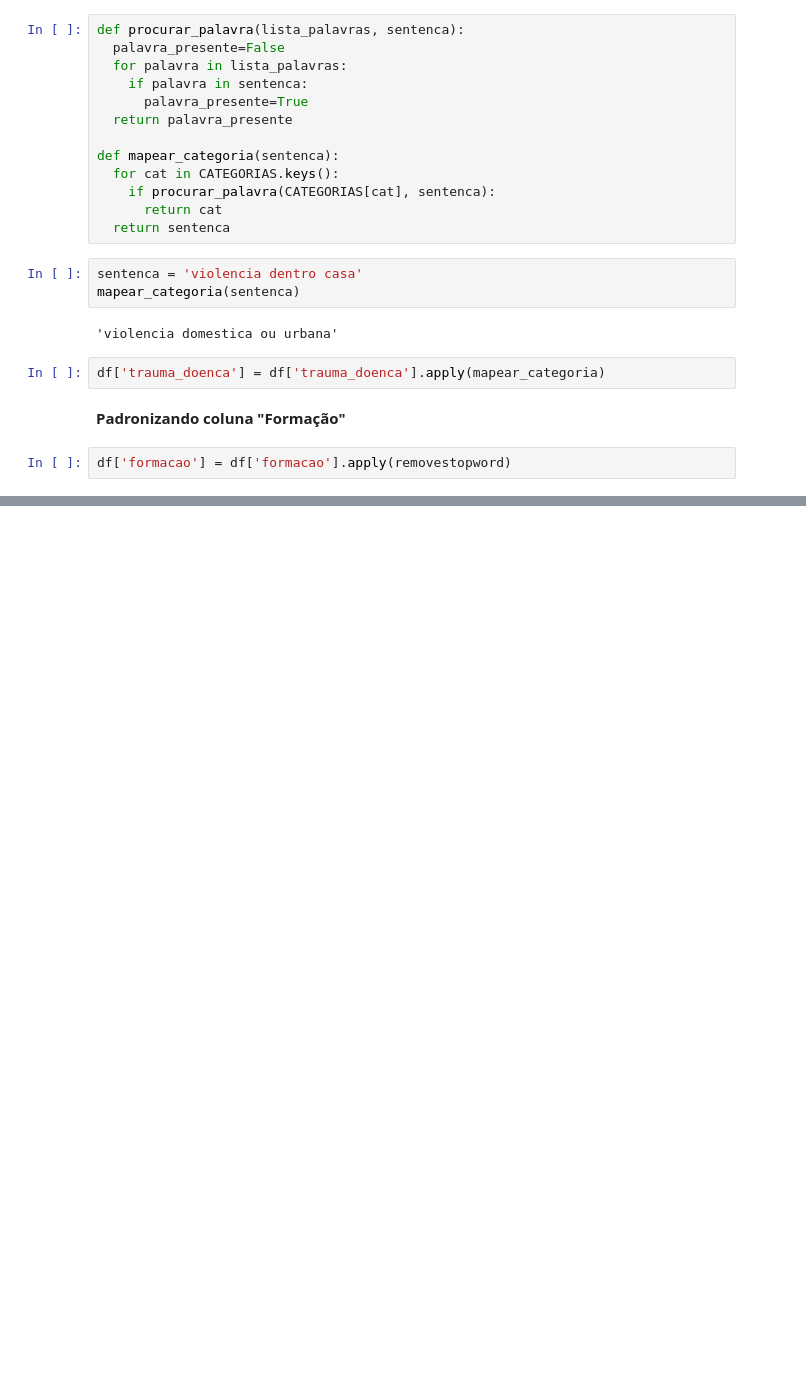
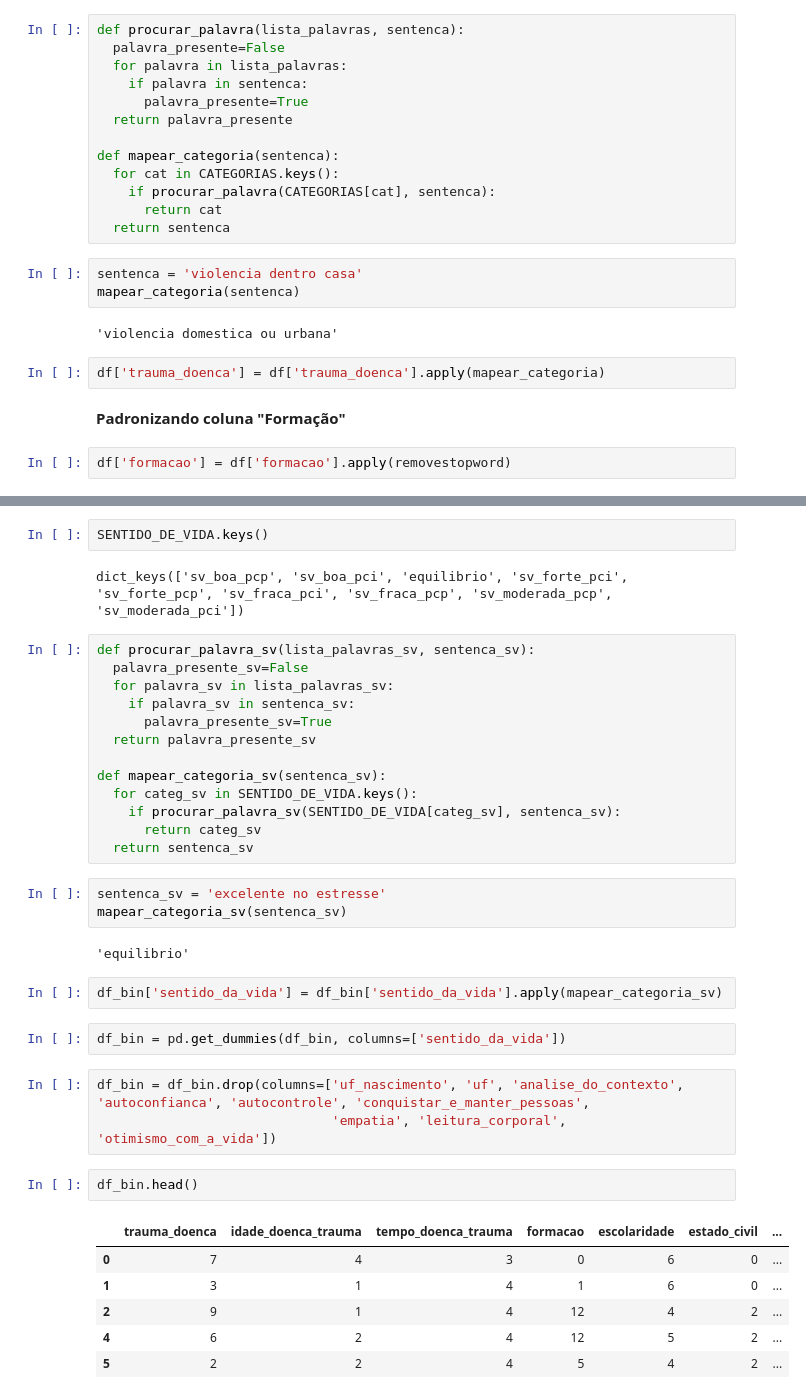
Before and after one commit to paulaassisb/projeto-final-ds-awari, a Jupyter notebook: Projeto_Awari_Paula_Assis.ipynb, the cells around one changed output, grey strips where cells are left out. Drawn from its saved outputs; the diff is of its cells as text; blank space fills up the shorter version.

```diff
--- a/Projeto_Awari_Paula_Assis.ipynb
+++ b/Projeto_Awari_Paula_Assis.ipynb
@@ -237,0 +349,38 @@ df.head()
+# %%
+SENTIDO_DE_VIDA.keys()
+# %% [output]
+dict_keys(['sv_boa_pcp', 'sv_boa_pci', 'equilibrio', 'sv_forte_pci', 'sv_forte_pcp', 'sv_fraca_pci', 'sv_fraca_pcp', 'sv_moderada_pcp', 'sv_moderada_pci'])
+# %%
+def procurar_palavra_sv(lista_palavras_sv, sentenca_sv):
+  palavra_presente_sv=False
+  for palavra_sv in lista_palavras_sv:
+    if palavra_sv in sentenca_sv:
+      palavra_presente_sv=True
+  return palavra_presente_sv
+
+def mapear_categoria_sv(sentenca_sv):
+  for categ_sv in SENTIDO_DE_VIDA.keys():
+    if procurar_palavra_sv(SENTIDO_DE_VIDA[categ_sv], sentenca_sv):
+      return categ_sv
+  return sentenca_sv
+# %%
+sentenca_sv = 'excelente no estresse'
+mapear_categoria_sv(sentenca_sv)
+# %% [output]
+'equilibrio'
+# %%
+df_bin['sentido_da_vida'] = df_bin['sentido_da_vida'].apply(mapear_categoria_sv)
+# %%
+df_bin = pd.get_dummies(df_bin, columns=['sentido_da_vida'])
+# %%
+df_bin = df_bin.drop(columns=['uf_nascimento', 'uf', 'analise_do_contexto', 'autoconfianca', 'autocontrole', 'conquistar_e_manter_pessoas',
+                              'empatia', 'leitura_corporal', 'otimismo_com_a_vida'])
+# %%
+df_bin.head()
+# %% [output]
+|  | trauma_doenca | idade_doenca_trauma | tempo_doenca_trauma | formacao | escolaridade | estado_civil | ... |
+| 0 | 7 | 4 | 3 | 0 | 6 | 0 | ... |
+| 1 | 3 | 1 | 4 | 1 | 6 | 0 | ... |
+| 2 | 9 | 1 | 4 | 12 | 4 | 2 | ... |
+| 4 | 6 | 2 | 4 | 12 | 5 | 2 | ... |
+| 5 | 2 | 2 | 4 | 5 | 4 | 2 | ... |
```
Also changed, not shown: parts of 20 cells of this notebook.
